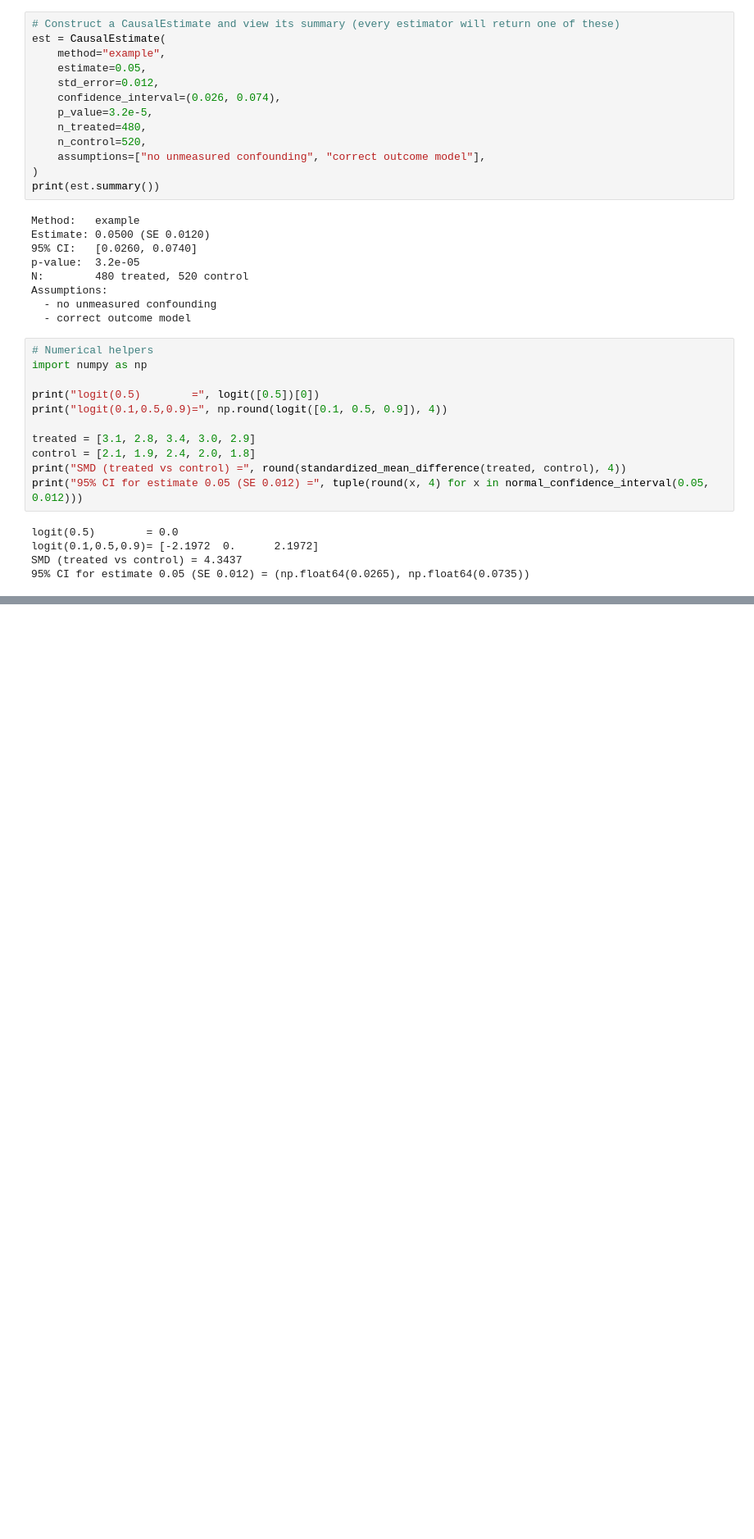
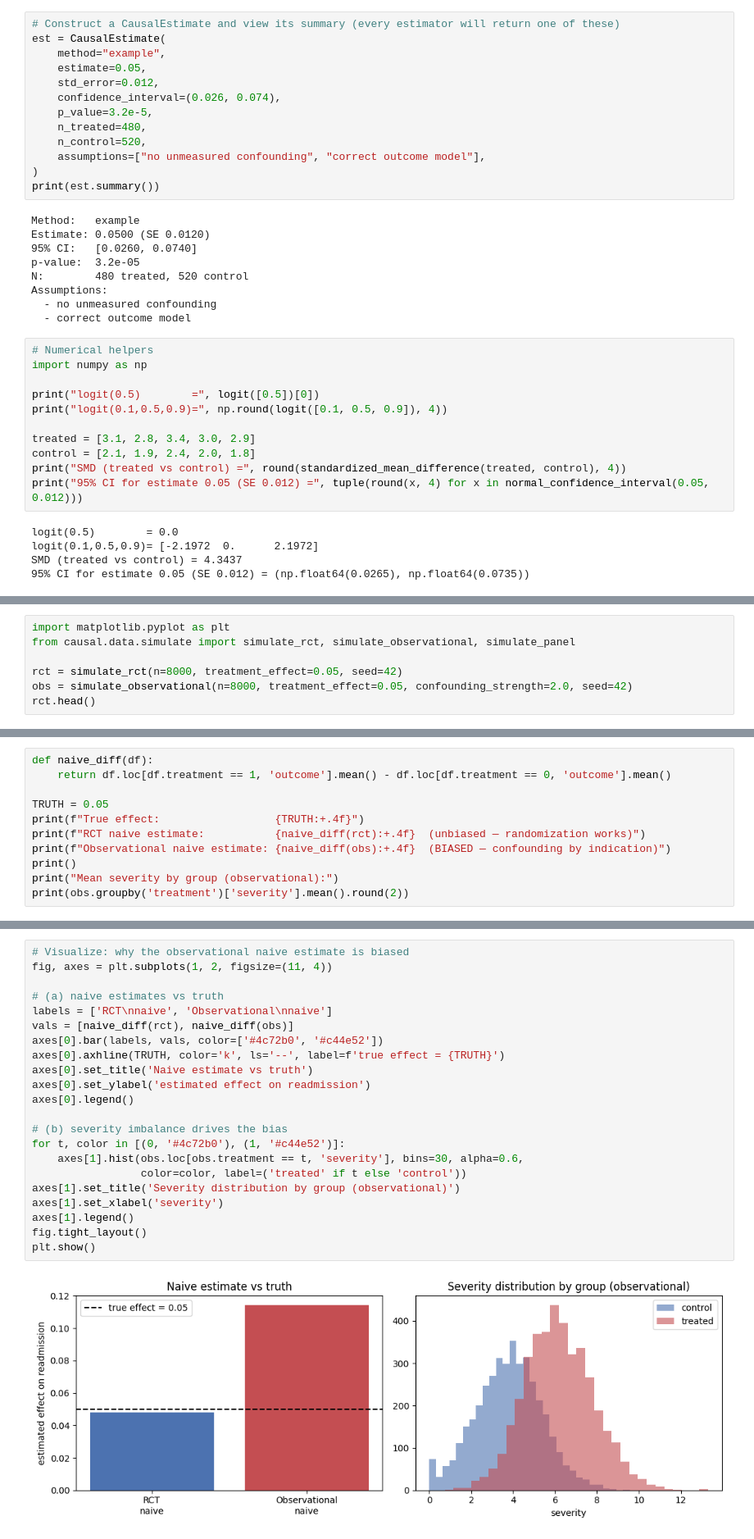
Before and after one commit to cbrackeen05/causal-inference-clinical, a Jupyter notebook: notebooks/dev_walkthrough.ipynb, the cells around one changed output, grey strips where cells are left out. Shown at 82% size. Drawn from its saved outputs; the diff is of its cells as text; blank space fills up the shorter version.

Commit message:
Add synthetic data generators (RCT, observational, panel)

```diff
--- a/notebooks/dev_walkthrough.ipynb
+++ b/notebooks/dev_walkthrough.ipynb
@@ -58,0 +67,7 @@ SMD (treated vs control) = 4.3437
+# %%
+import matplotlib.pyplot as plt
+from causal.data.simulate import simulate_rct, simulate_observational, simulate_panel
+
+rct = simulate_rct(n=8000, treatment_effect=0.05, seed=42)
+obs = simulate_observational(n=8000, treatment_effect=0.05, confounding_strength=2.0, seed=42)
+rct.head()
@@ -58,0 +81,11 @@ SMD (treated vs control) = 4.3437
+# %%
+def naive_diff(df):
+    return df.loc[df.treatment == 1, 'outcome'].mean() - df.loc[df.treatment == 0, 'outcome'].mean()
+
+TRUTH = 0.05
+print(f"True effect:                  {TRUTH:+.4f}")
+print(f"RCT naive estimate:           {naive_diff(rct):+.4f}  (unbiased — randomization works)")
+print(f"Observational naive estimate: {naive_diff(obs):+.4f}  (BIASED — confounding by indication)")
+print()
+print("Mean severity by group (observational):")
+print(obs.groupby('treatment')['severity'].mean().round(2))
@@ -58,0 +102,24 @@ SMD (treated vs control) = 4.3437
+# %%
+# Visualize: why the observational naive estimate is biased
+fig, axes = plt.subplots(1, 2, figsize=(11, 4))
+
+# (a) naive estimates vs truth
+labels = ['RCT\nnaive', 'Observational\nnaive']
+vals = [naive_diff(rct), naive_diff(obs)]
+axes[0].bar(labels, vals, color=['#4c72b0', '#c44e52'])
+axes[0].axhline(TRUTH, color='k', ls='--', label=f'true effect = {TRUTH}')
+axes[0].set_title('Naive estimate vs truth')
+axes[0].set_ylabel('estimated effect on readmission')
+axes[0].legend()
+
+# (b) severity imbalance drives the bias
+for t, color in [(0, '#4c72b0'), (1, '#c44e52')]:
+    axes[1].hist(obs.loc[obs.treatment == t, 'severity'], bins=30, alpha=0.6,
+                 color=color, label=('treated' if t else 'control'))
+axes[1].set_title('Severity distribution by group (observational)')
+axes[1].set_xlabel('severity')
+axes[1].legend()
+fig.tight_layout()
+plt.show()
+# %% [output]
+[figure, added]
```
Also changed, not shown: parts of 5 cells of this notebook, 2 other files.
